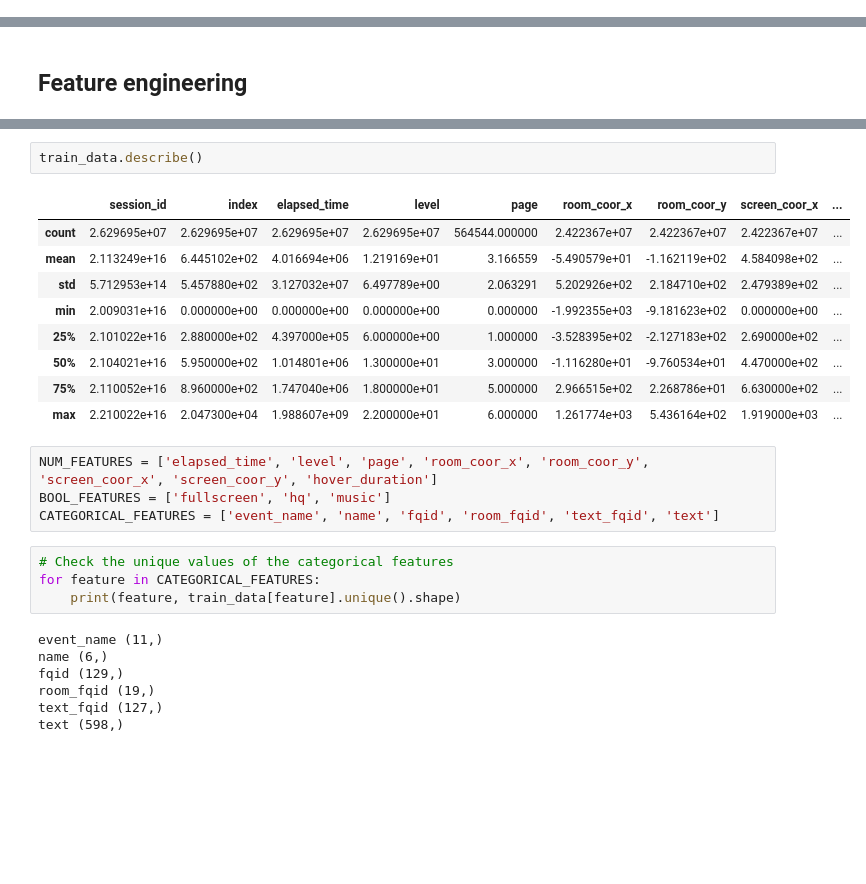
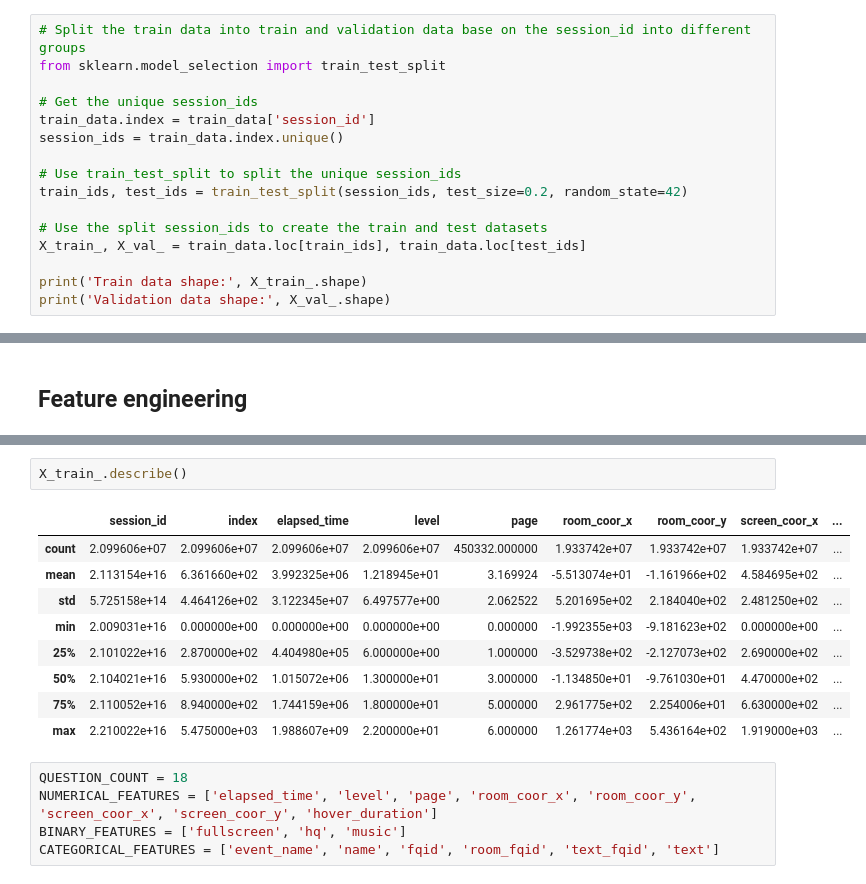
Before and after one commit to clvrobj/CS5228-G09-game-play-peformance-predict, a Jupyter notebook: game_play_performance_prediction.ipynb, the cells around one changed output, grey strips where cells are left out. Drawn from its saved outputs; the diff is of its cells as text; blank space fills up the shorter version.

```diff
--- a/game_play_performance_prediction.ipynb
+++ b/game_play_performance_prediction.ipynb
@@ -114,0 +132,16 @@ for i in range(18):
+# %%
+# Split the train data into train and validation data base on the session_id into different groups
+from sklearn.model_selection import train_test_split
+
+# Get the unique session_ids
+train_data.index = train_data['session_id']
+session_ids = train_data.index.unique()
+
+# Use train_test_split to split the unique session_ids
+train_ids, test_ids = train_test_split(session_ids, test_size=0.2, random_state=42)
+
+# Use the split session_ids to create the train and test datasets
+X_train_, X_val_ = train_data.loc[train_ids], train_data.loc[test_ids]
+
+print('Train data shape:', X_train_.shape)
+print('Validation data shape:', X_val_.shape)
@@ -117,27 +163,17 @@ for i in range(18):
 # %%
-train_data.describe()
+X_train_.describe()
 # %% [output]
 |  | session_id | index | elapsed_time | level | page | room_coor_x | room_coor_y | screen_coor_x | ... |
-| count | 2.629695e+07 | 2.629695e+07 | 2.629695e+07 | 2.629695e+07 | 564544.000000 | 2.422367e+07 | 2.422367e+07 | 2.422367e+07 | ... |
-| mean | 2.113249e+16 | 6.445102e+02 | 4.016694e+06 | 1.219169e+01 | 3.166559 | -5.490579e+01 | -1.162119e+02 | 4.584098e+02 | ... |
-| std | 5.712953e+14 | 5.457880e+02 | 3.127032e+07 | 6.497789e+00 | 2.063291 | 5.202926e+02 | 2.184710e+02 | 2.479389e+02 | ... |
+| count | 2.099606e+07 | 2.099606e+07 | 2.099606e+07 | 2.099606e+07 | 450332.000000 | 1.933742e+07 | 1.933742e+07 | 1.933742e+07 | ... |
+| mean | 2.113154e+16 | 6.361660e+02 | 3.992325e+06 | 1.218945e+01 | 3.169924 | -5.513074e+01 | -1.161966e+02 | 4.584695e+02 | ... |
+| std | 5.725158e+14 | 4.464126e+02 | 3.122345e+07 | 6.497577e+00 | 2.062522 | 5.201695e+02 | 2.184040e+02 | 2.481250e+02 | ... |
 | min | 2.009031e+16 | 0.000000e+00 | 0.000000e+00 | 0.000000e+00 | 0.000000 | -1.992355e+03 | -9.181623e+02 | 0.000000e+00 | ... |
-| 25% | 2.101022e+16 | 2.880000e+02 | 4.397000e+05 | 6.000000e+00 | 1.000000 | -3.528395e+02 | -2.127183e+02 | 2.690000e+02 | ... |
-| 50% | 2.104021e+16 | 5.950000e+02 | 1.014801e+06 | 1.300000e+01 | 3.000000 | -1.116280e+01 | -9.760534e+01 | 4.470000e+02 | ... |
-| 75% | 2.110052e+16 | 8.960000e+02 | 1.747040e+06 | 1.800000e+01 | 5.000000 | 2.966515e+02 | 2.268786e+01 | 6.630000e+02 | ... |
-| max | 2.210022e+16 | 2.047300e+04 | 1.988607e+09 | 2.200000e+01 | 6.000000 | 1.261774e+03 | 5.436164e+02 | 1.919000e+03 | ... |
+| 25% | 2.101022e+16 | 2.870000e+02 | 4.404980e+05 | 6.000000e+00 | 1.000000 | -3.529738e+02 | -2.127073e+02 | 2.690000e+02 | ... |
+| 50% | 2.104021e+16 | 5.930000e+02 | 1.015072e+06 | 1.300000e+01 | 3.000000 | -1.134850e+01 | -9.761030e+01 | 4.470000e+02 | ... |
+| 75% | 2.110052e+16 | 8.940000e+02 | 1.744159e+06 | 1.800000e+01 | 5.000000 | 2.961775e+02 | 2.254006e+01 | 6.630000e+02 | ... |
+| max | 2.210022e+16 | 5.475000e+03 | 1.988607e+09 | 2.200000e+01 | 6.000000 | 1.261774e+03 | 5.436164e+02 | 1.919000e+03 | ... |
 # %%
-NUM_FEATURES = ['elapsed_time', 'level', 'page', 'room_coor_x', 'room_coor_y', 'screen_coor_x', 'screen_coor_y', 'hover_duration']
-BOOL_FEATURES = ['fullscreen', 'hq', 'music']
+QUESTION_COUNT = 18
+NUMERICAL_FEATURES = ['elapsed_time', 'level', 'page', 'room_coor_x', 'room_coor_y', 'screen_coor_x', 'screen_coor_y', 'hover_duration']
+BINARY_FEATURES = ['fullscreen', 'hq', 'music']
 CATEGORICAL_FEATURES = ['event_name', 'name', 'fqid', 'room_fqid', 'text_fqid', 'text']
-# %%
-# Check the unique values of the categorical features
-for feature in CATEGORICAL_FEATURES:
-    print(feature, train_data[feature].unique().shape)
-# %% [output]
-event_name (11,)
-name (6,)
-fqid (129,)
-room_fqid (19,)
-text_fqid (127,)
-text (598,)
```
Also changed, not shown: parts of 24 cells of this notebook, 1 other file.
